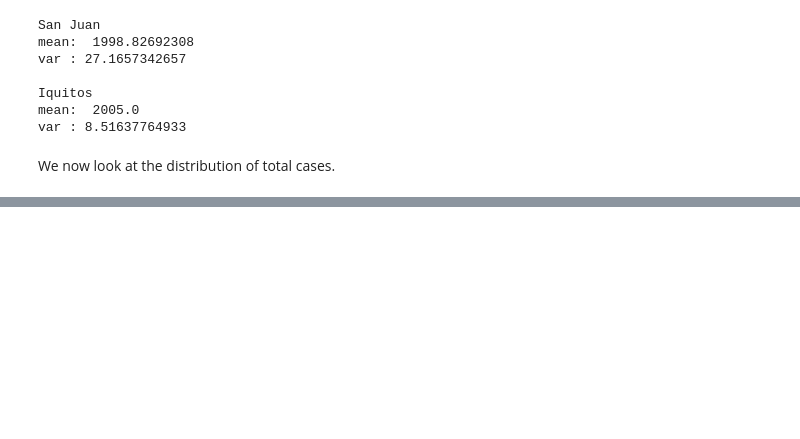
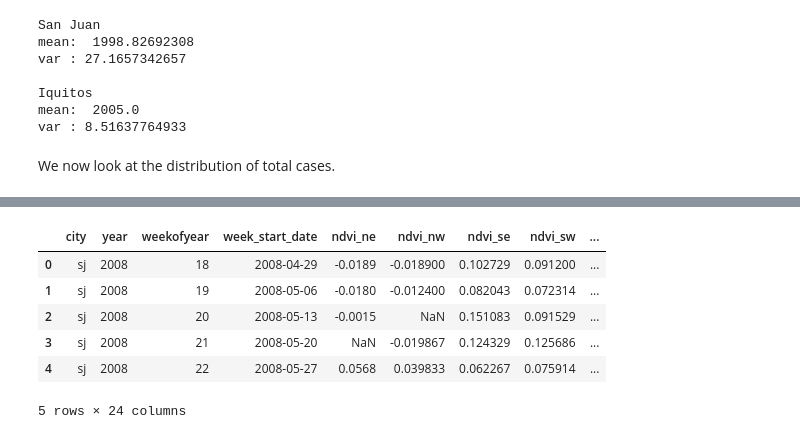
Before and after one commit to Simpliphy/Dengue-DrivenData, a Jupyter notebook: 1-Data-exploration.ipynb, the cells around one changed output, grey strips where cells are left out. Drawn from its saved outputs; the diff is of its cells as text; code cells hidden in the pictures; blank space fills up the shorter version.

```diff
--- a/Dengue-benchmark-ARIMA.ipynb
+++ b/1-Data-exploration.ipynb
@@ -523,0 +256,21 @@ plt.legend()
+# %%
+# load the provided data
+test_features = pd.read_csv('dengue_features_test.csv')
+test_labels = pd.read_csv('dengue_features_test.csv')
+
+# Seperate data for San Juan
+sanJuan_test_features = test_features.loc[test_features['city']=='sj']
+sanJuan_test_labels = test_labels.loc[test_labels['city']=='sj']
+
+# Separate data for Iquitos
+iq_test_features = test_features.loc[test_features['city'] == 'iq']
+iq_test_labels = test_labels.loc[test_labels['city']=='iq']
+
+
+print('San Juan')
+print('features: ', sanJuan_test_features.shape)
+print('labels  : ', sanJuan_test_labels.shape)
+
+print('\nIquitos')
+print('features: ', iq_test_features.shape)
+print('labels  : ', iq_test_labels.shape)
@@ -523,0 +285,10 @@ plt.legend()
+# %%
+test_features.head()
+# %% [output]
+|  | city | year | weekofyear | week_start_date | ndvi_ne | ndvi_nw | ndvi_se | ndvi_sw | ... |
+| 0 | sj | 2008 | 18 | 2008-04-29 | -0.0189 | -0.018900 | 0.102729 | 0.091200 | ... |
+| 1 | sj | 2008 | 19 | 2008-05-06 | -0.0180 | -0.012400 | 0.082043 | 0.072314 | ... |
+| 2 | sj | 2008 | 20 | 2008-05-13 | -0.0015 | NaN | 0.151083 | 0.091529 | ... |
+| 3 | sj | 2008 | 21 | 2008-05-20 | NaN | -0.019867 | 0.124329 | 0.125686 | ... |
+| 4 | sj | 2008 | 22 | 2008-05-27 | 0.0568 | 0.039833 | 0.062267 | 0.075914 | ... |
+5 rows × 24 columns
```
Also changed, not shown: parts of 55 cells of this notebook, 17 other files.
